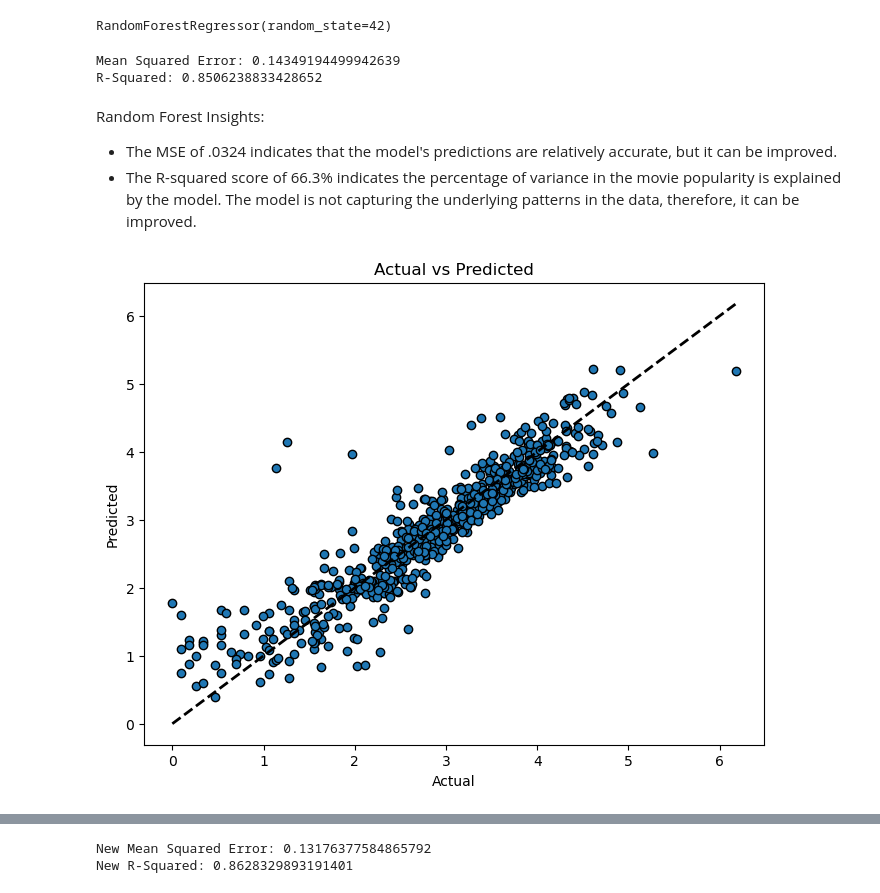
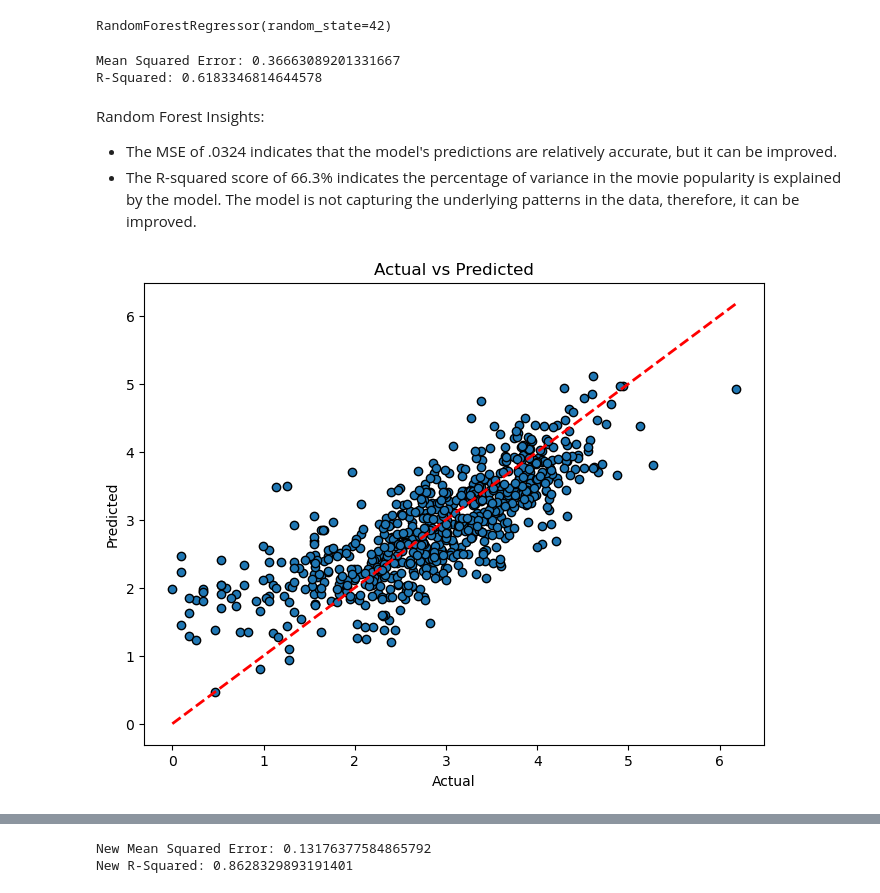
Before and after one commit to riosrose/UCB_project4_group6, a Jupyter notebook: SK_cleaned_up.ipynb, the cells around one changed output, grey strips where cells are left out. Drawn from its saved outputs; the diff is of its cells as text; code cells hidden in the pictures.

```diff
--- a/SK_cleaned_up.ipynb
+++ b/SK_cleaned_up.ipynb
@@ -1248,6 +1243,0 @@ We compare the distributions of the original and log-transformed features for ke
-# %%
-# Apply log transformation to vote_count
-regression_df['vote_count_log'] = np.log1p(regression_df['vote_count'])
-
-# Display the first few rows to verify the transformation
-regression_df[['vote_count', 'vote_count_log']].head()
@@ -1286,6 +1270,6 @@ plt.show()
 # %%
 # Drop the original columns that are transformed
-regression_df = regression_df.drop(['revenue', 'budget', 'popularity', 'vote_count'], axis=1)
+regression_df = regression_df.drop(['revenue', 'budget', 'popularity'], axis=1)
 # %% [markdown]
 #### Label Encoding for Categorical Features
 
@@ -1473,7 +1440,7 @@ forest_df.head(5)
 # %%
 # Selecting relevant columns
 features = ['budget_log', 'runtime', 'vote_average',
-                     'vote_count_log', 'month_sin', 'month_cos', 'day_sin', 'day_cos',
+                      'month_sin', 'month_cos', 'day_sin', 'day_cos',
                      'revenue_log', 'budget_runtime_interaction']
 X = forest_df[features]
 
@@ -1502,8 +1469,8 @@ r2 = r2_score(y_test, y_pred)
 print(f'Mean Squared Error: {mse}')
 print(f'R-Squared: {r2}')
 # %% [output]
-Mean Squared Error: 0.14349194499942639
-R-Squared: 0.8506238833428652
+Mean Squared Error: 0.36663089201331667
+R-Squared: 0.6183346814644578
 # %% [markdown]
 Random Forest Insights:
 - The MSE of .0324 indicates that the model's predictions are relatively accurate, but it can be improved.
@@ -1511,11 +1478,11 @@ Random Forest Insights:
 # %%
 # Plot actual vs predicted
 plt.figure(figsize=(8, 6))
 plt.scatter(y_test, y_pred, edgecolors=(0, 0, 0))
-plt.plot([y_test.min(), y_test.max()], [y_test.min(), y_test.max()], 'k--', lw=2)
+plt.plot([y_test.min(), y_test.max()], [y_test.min(), y_test.max()], color='red', linestyle='--', lw=2)
 plt.xlabel('Actual')
 plt.ylabel('Predicted')
 plt.title('Actual vs Predicted')
 plt.show()
 # %% [output]
-[figure, old version]
+[figure, new version]
```
Also changed, not shown: parts of 44 cells of this notebook.
